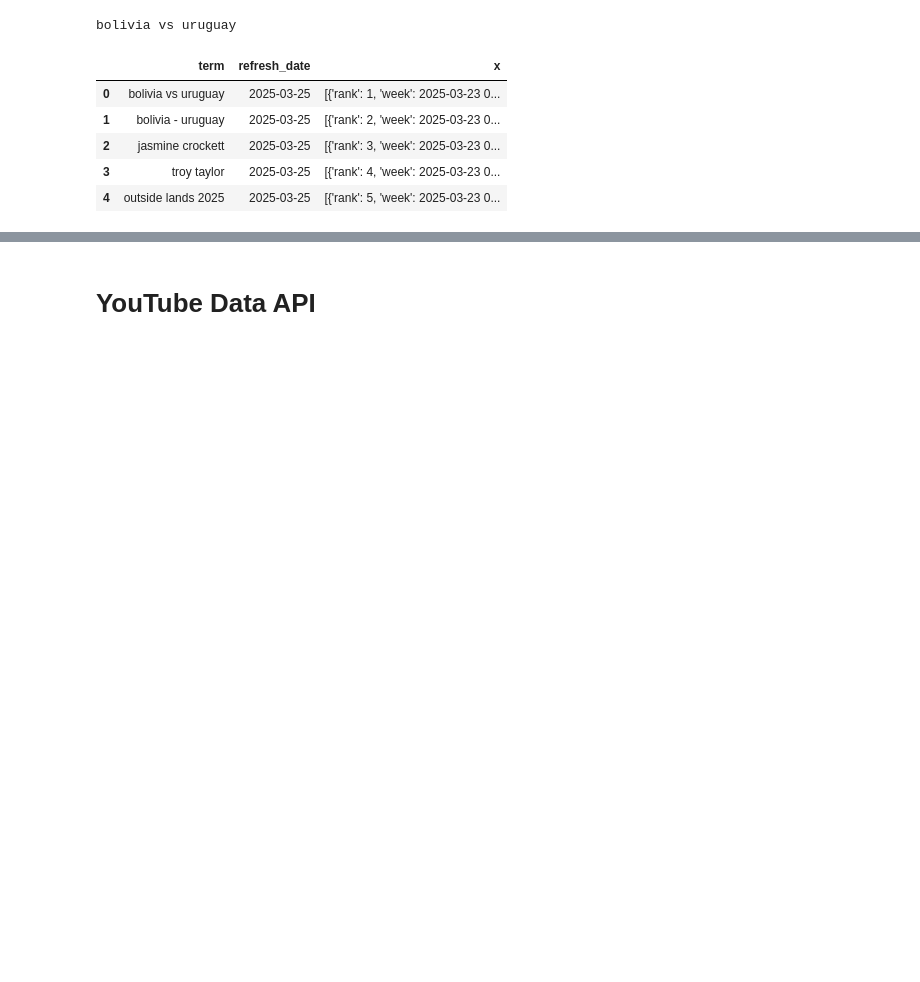
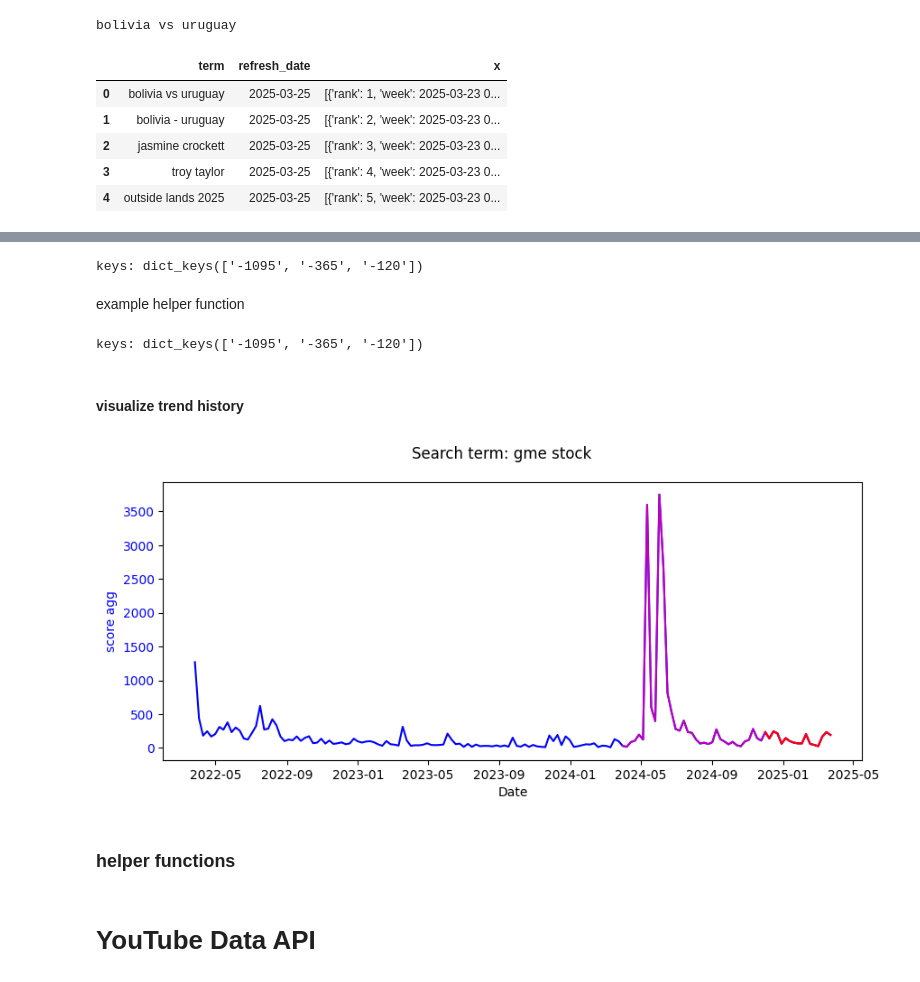
Before and after one commit to tottenjordan/zghost, a Jupyter notebook: notebooks/hello_search_trends.ipynb, the cells around one changed output, grey strips where cells are left out. Cells and saved outputs as stored; diff of their text form; code cells hidden in the pictures; blank space fills up the shorter version.

Commit message:
added trend historical time series

```diff
--- a/notebooks/hello_search_trends.ipynb
+++ b/notebooks/hello_search_trends.ipynb
@@ -50,7 +50,7 @@ logging.disable(logging.WARNING)
 
 # google
 from google.cloud import bigquery
-bq = bigquery.Client(project = PROJECT_ID)
+bq_client = bigquery.Client(project = PROJECT_ID)
 # %% [markdown]
 # Google Search Trends
 
@@ -158,0 +249,34 @@ pprint(q_dict)
+# %%
+frames = {}
+intervals_test = ["-1095","-365","-120"]
+
+for interval in intervals_test:
+    # here
+    query = f"""
+    SELECT
+      term,
+      week,
+      SUM(score) AS score_agg,
+    FROM
+      `bigquery-public-data.google_trends.top_terms`
+    WHERE
+      refresh_date = PARSE_DATE('%m/%d/%Y', '{TARGET_DATE}')
+      AND term = "{TREND_TERM}"
+      AND week BETWEEN DATE_ADD(PARSE_DATE('%m/%d/%Y', '{TARGET_DATE}'), INTERVAL {interval} {INTERVAL_GRANULARITY})
+      AND PARSE_DATE('%m/%d/%Y', '{TARGET_DATE}')
+    GROUP BY
+      term,
+      week
+    ORDER BY
+      week ASC;
+    """
+    df_temp = bq_client.query(query).to_dataframe()
+
+    # df_list.append(df_temp)
+    frames[interval] = df_temp
+
+print(f"keys: {frames.keys()}")
+# %% [output]
+keys: dict_keys(['-1095', '-365', '-120'])
+# %% [markdown]
+example helper function
@@ -158,0 +319,41 @@ pprint(q_dict)
+# %%
+TARGET_DATE = "03/25/2025"
+TREND_TERM = "gme stock"
+INTERVAL_GRANULARITY = "DAY"
+INTERVALS = ["-1095","-365","-120"]
+
+trend_hist_dict = get_trend_history(
+    target_date=TARGET_DATE, term=TREND_TERM,
+    interval_uom=INTERVAL_GRANULARITY, intervals=INTERVALS
+)
+
+print(f"keys: {trend_hist_dict.keys()}")
+# %% [output]
+keys: dict_keys(['-1095', '-365', '-120'])
+# %% [markdown]
+#### visualize trend history
+# %%
+import matplotlib.pyplot as plt
+
+SCORE_COL = "score_agg"
+TIME_COLUMN = "week"
+
+fig, ax = plt.subplots(figsize=(10,4))
+ax.set_xlabel('Date')
+ax.set_ylabel("score agg", color ='b')
+ax.tick_params(axis='y', labelcolor = 'b')
+
+for e, key in enumerate(trend_hist_dict.keys()):
+    colors = ['b','m','r']
+    ax.plot(
+        trend_hist_dict[key][TIME_COLUMN],
+        trend_hist_dict[key][SCORE_COL],
+        color = colors[e], label = key
+    )
+
+plt.suptitle(f"Search term: {TREND_TERM}")
+plt.show()
+# %% [output]
+[figure, added]
+# %% [markdown]
+### helper functions
```
Also changed, not shown: parts of 16 cells of this notebook, 2 other files.
